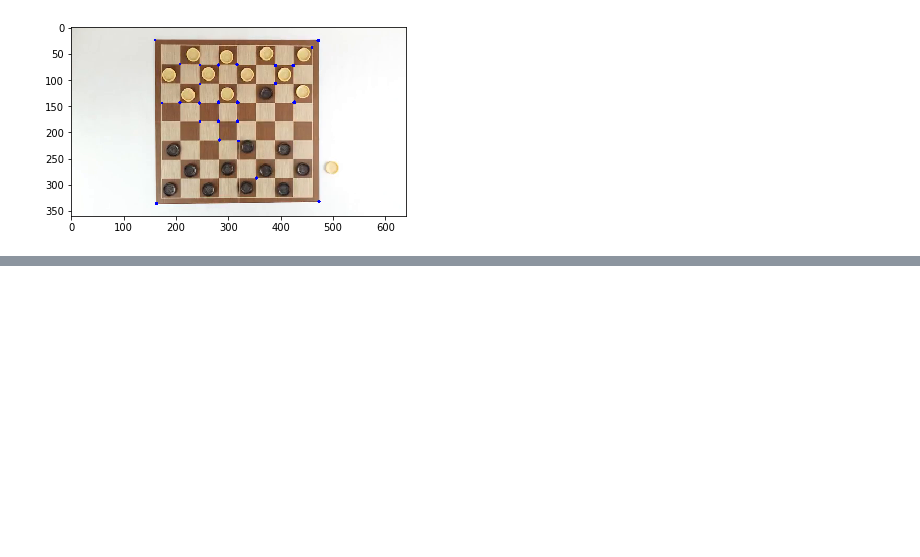
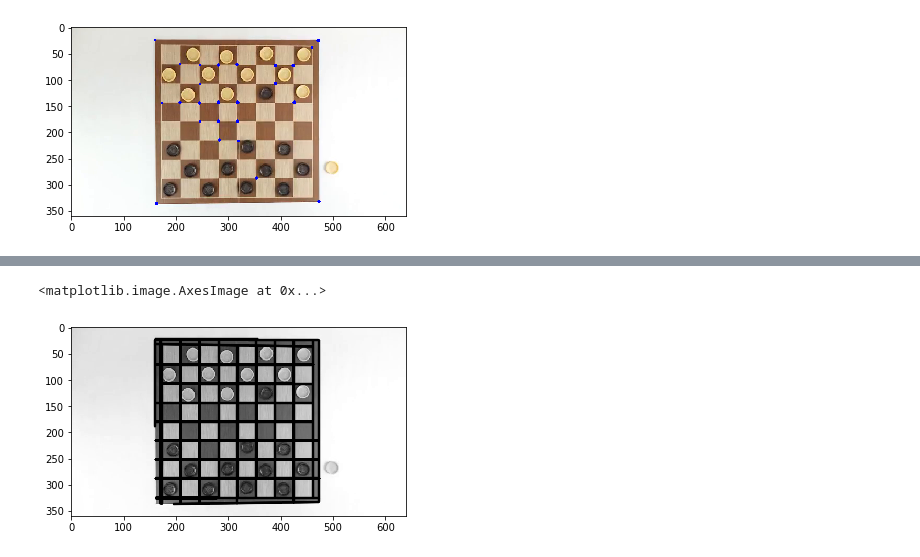
Before and after one commit to alexkassil/playing-the-computer, a Jupyter notebook: Checkers.ipynb, the cells around one changed output, grey strips where cells are left out. Drawn from its saved outputs; the diff is of its cells as text; code cells hidden in the pictures; blank space fills up the shorter version.

```diff
--- a/Checkers.ipynb
+++ b/Checkers.ipynb
@@ -28,12 +28,12 @@ found, corners
 # %%
 corners = cv2.goodFeaturesToTrack(gray,25,0.01,10)
 corners = np.int0(corners)
-
+circle_img = img.copy()
 for i in corners:
     x,y = i.ravel()
-    cv2.circle(img,(x,y),3,(0,0,255),-1)
+    cv2.circle(circle_img,(x,y),3,(0,0,255),-1)
 
-plt.imshow(img)
+plt.imshow(circle_img)
 # %% [output]
 <matplotlib.image.AxesImage at 0x...>
 [figure]
@@ -49,0 +46,12 @@ plt.imshow(blurred, cmap="gray")
+# %%
+minLineLength=100
+lines = cv2.HoughLinesP(image=edges,rho=1,theta=np.pi/180, threshold=100,lines=np.array([]), minLineLength=minLineLength,maxLineGap=80)
+gray_lines = gray.copy()
+a,b,c = lines.shape
+for i in range(a):
+    cv2.line(gray_lines, (lines[i][0][0], lines[i][0][1]), (lines[i][0][2], lines[i][0][3]), (0, 0, 255), 3, cv2.LINE_AA)
+    cv2.imwrite('houghlines.jpg',gray_lines)
+plt.imshow(gray_lines, cmap="gray")
+# %% [output]
+<matplotlib.image.AxesImage at 0x...>
+[figure, added]
```
Also changed, not shown: parts of 17 cells of this notebook, 1 other file.
